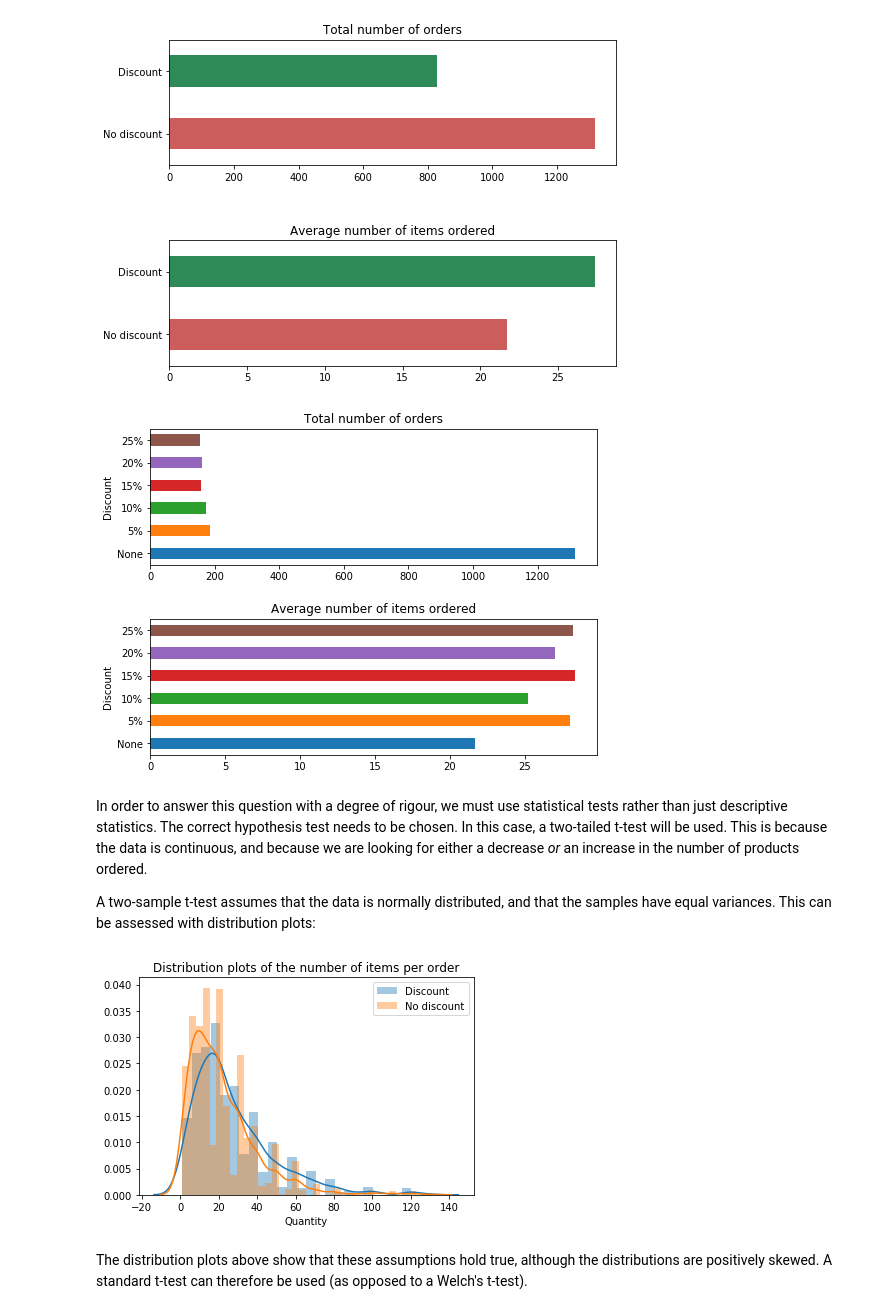
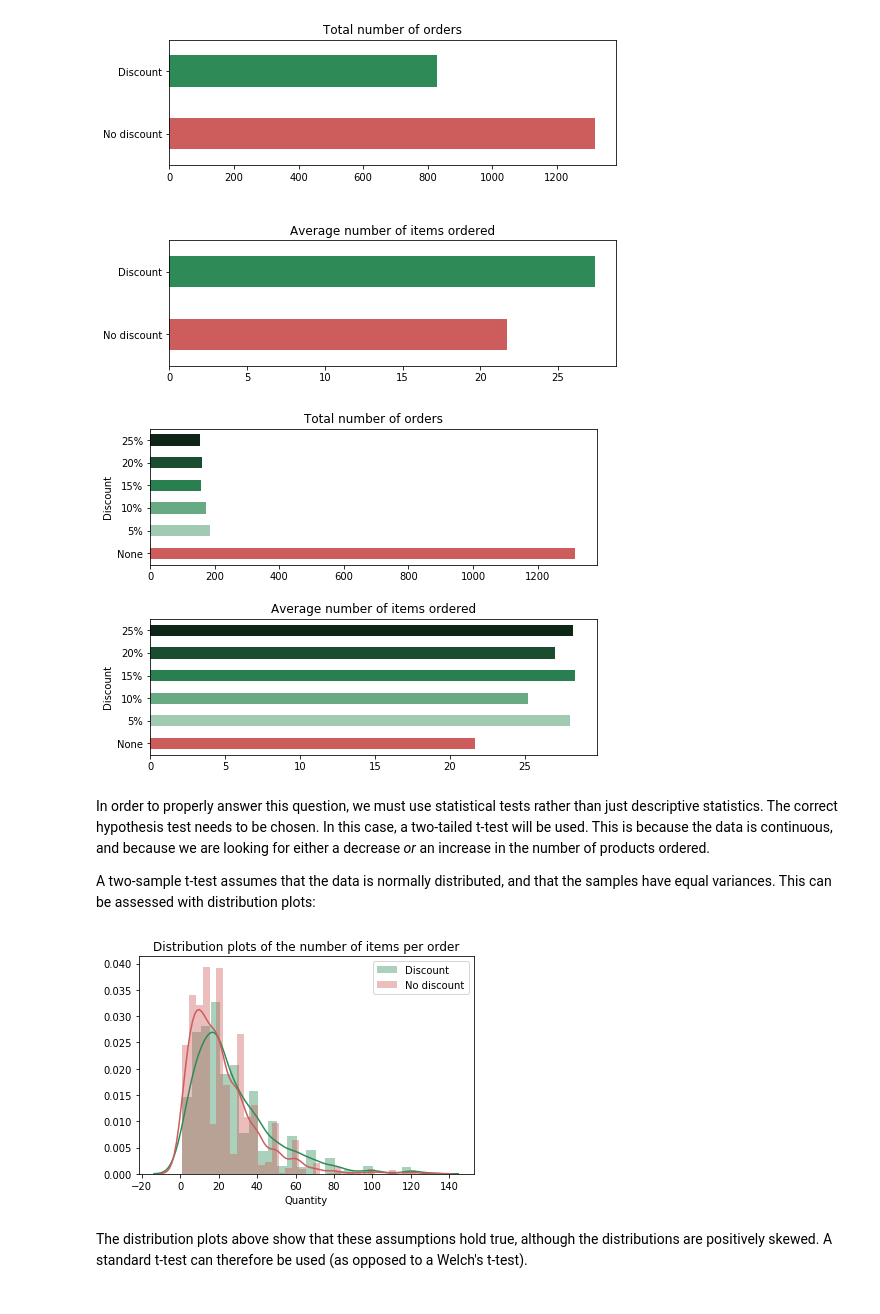
Before and after one commit to L-Lewis/dsc-2-final-project-online-ds-ft-011419, a Jupyter notebook: Module2_Project.ipynb, the cells around one changed output. Cells and saved outputs as stored; diff of their text form; code cells hidden in the pictures.

Commit message:
finished questions and added summary

```diff
--- a/Module2_Project.ipynb
+++ b/Module2_Project.ipynb
@@ -72,7 +76,6 @@ inspector.get_table_names()
 In this query we want to extract the quantity of products ordered and the discount level for each part of each order, from the OrderDetail table.
 # %%
 # Extracting the dataset for question 1 as a pandas dataframe
-df1 = pd.read_sql_query("""SELECT Quantity, Discount
-FROM OrderDetail""", engine)
+df1 = pd.read_sql_query("""SELECT Quantity, Discount FROM OrderDetail""", engine)
 df1.head()
 # %% [output]
@@ -184,31 +187,31 @@ fig.subplots_adjust(hspace=0.6);
 # %%
 # Plotting the number of orders and average quantity of items ordered with different levels of discount
 fig, (ax1, ax2) = plt.subplots(2, 1, figsize=(8,6))
-df1.groupby(['Discount'])['Quantity'].count().plot(kind='barh', ax=ax1)
-df1.groupby(['Discount'])['Quantity'].mean().plot(kind='barh', ax=ax2)
+df1.groupby(['Discount'])['Quantity'].count().plot(kind='barh', ax=ax1, colors=['indianred', '#A0CAB2', '#67AA84', '#2A7F50', '#1A4C30', '#0D2618'])
+df1.groupby(['Discount'])['Quantity'].mean().plot(kind='barh', ax=ax2, colors=['indianred', '#A0CAB2', '#67AA84', '#2A7F50', '#1A4C30', '#0D2618'])
 ax1.set_title('Total number of orders')
 ax1.set_ylabel('Discount')
 ax2.set_ylabel('Discount')
 ax2.set_title('Average number of items ordered')
 ax1.set_yticklabels(['None', '5%', '10%', '15%', '20%', '25%'])
 ax2.set_yticklabels(['None', '5%', '10%', '15%', '20%', '25%'])
 fig.subplots_adjust(hspace=0.4);
 # %% [output]
-[figure, old version]
+[figure, new version]
 # %% [markdown]
-In order to answer this question with a degree of rigour, we must use statistical tests rather than just descriptive statistics. The correct hypothesis test needs to be chosen. In this case, a two-tailed t-test will be used. This is because the data is continuous, and because we are looking for either a decrease _or_ an increase in the number of products ordered.
+In order to properly answer this question, we must use statistical tests rather than just descriptive statistics. The correct hypothesis test needs to be chosen. In this case, a two-tailed t-test will be used. This is because the data is continuous, and because we are looking for either a decrease _or_ an increase in the number of products ordered.
 
 A two-sample t-test assumes that the data is normally distributed, and that the samples have equal variances. This can be assessed with distribution plots:
 # %%
 # Separating the dataset into orders with and without discounts, and assessing their distributions
 discount = df1[df1['Discount_bin'] == 1]
 no_discount = df1[df1['Discount_bin'] == 0]
-sns.distplot(discount.Quantity, label='Discount')
-sns.distplot(no_discount.Quantity, label='No discount')
+sns.distplot(discount.Quantity, label='Discount', color='seagreen')
+sns.distplot(no_discount.Quantity, label='No discount', color='indianred')
 plt.title('Distribution plots of the number of items per order')
 plt.legend();
 # %% [output]
-[figure, old version]
+[figure, new version]
 # %% [markdown]
 The distribution plots above show that these assumptions hold true, although the distributions are positively skewed. A standard t-test can therefore be used (as opposed to a Welch's t-test).
 # %%
```
Also changed, not shown: parts of 66 cells of this notebook.
